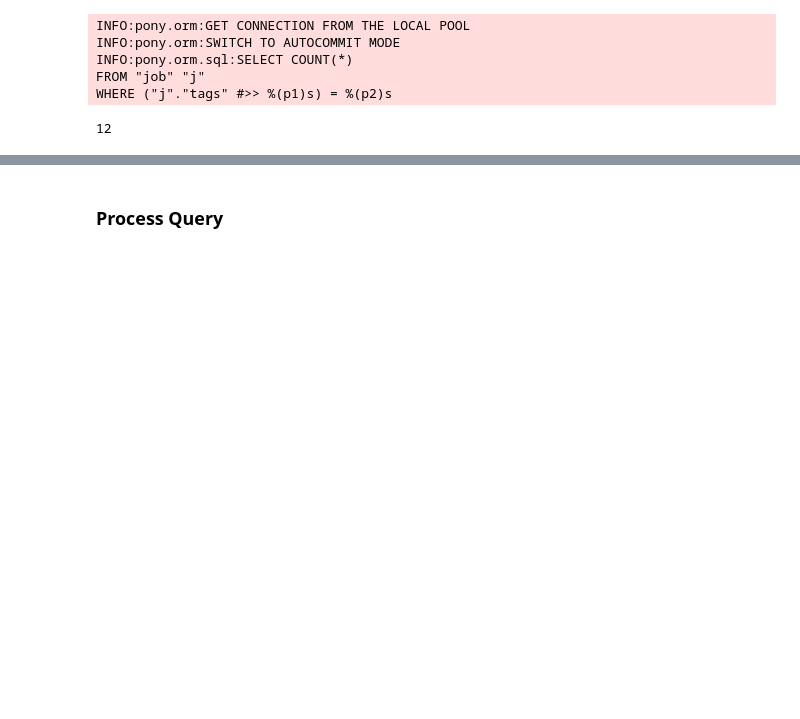
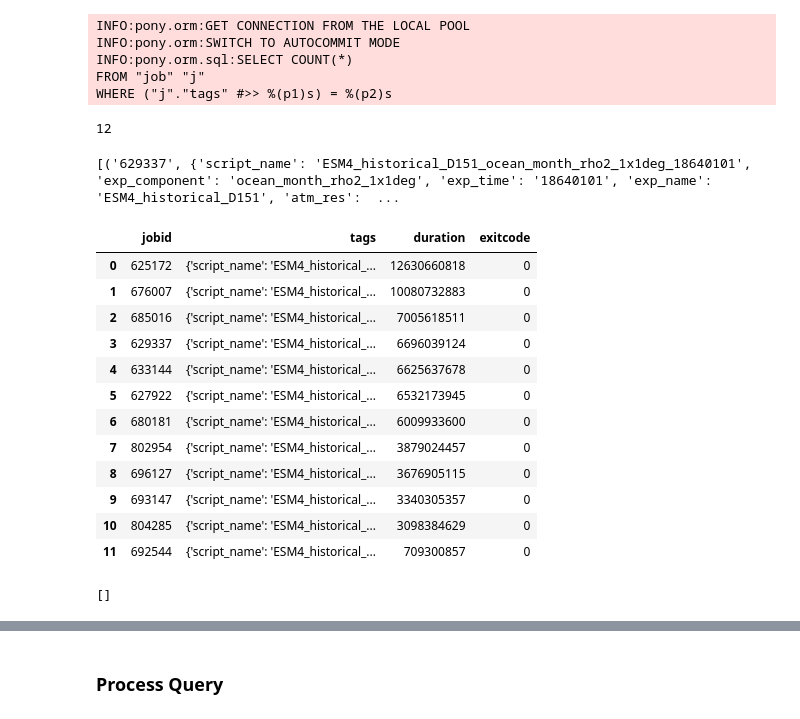
Before and after one commit to ilaflott/epmt, a Jupyter notebook: Query-API.ipynb, the cells around one changed output, grey strips where cells are left out. Saved outputs shown, nothing was run; the diff lists cells and outputs as text; code cells hidden in the pictures; blank space fills up the shorter version.

Commit message:
more work on the Query-API workbook

```diff
--- a/Query-API.ipynb
+++ b/Query-API.ipynb
@@ -135,3 +148,30 @@ WHERE ("j"."tags" #>> %(p1)s) = %(p2)s
 # now let's remove the logging and sql debug to avoid cluttering the output
 eq.set_sql_debug(False)
 eq.set_logging(0)
+# %%
+# now let's see the job tags for each of the jobs in the ORM `Query` object
+eq.select((j.jobid, j.tags) for j in jobs_orm)[:]
+# %% [output]
+[('629337', {'script_name': 'ESM4_historical_D151_ocean_month_rho2_1x1deg_18640101', 'exp_component': 'ocean_month_rho2_1x1deg', 'exp_time': '18640101', 'exp_name': 'ESM4_historical_D151', 'atm_res':  ...
+# %%
+# some other useful queries might be for instance to order the jobs
+# by duration
+eq.get_jobs(jobs_orm, order='desc(j.duration)',fmt="pandas")[['jobid', 'tags', 'duration', 'exitcode']]
+# %% [output]
+|  | jobid | tags | duration | exitcode |
+| 0 | 625172 | {'script_name': 'ESM4_historical_... | 12630660818 | 0 |
+| 1 | 676007 | {'script_name': 'ESM4_historical_... | 10080732883 | 0 |
+| 2 | 685016 | {'script_name': 'ESM4_historical_... | 7005618511 | 0 |
+| 3 | 629337 | {'script_name': 'ESM4_historical_... | 6696039124 | 0 |
+| 4 | 633144 | {'script_name': 'ESM4_historical_... | 6625637678 | 0 |
+| 5 | 627922 | {'script_name': 'ESM4_historical_... | 6532173945 | 0 |
+| 6 | 680181 | {'script_name': 'ESM4_historical_... | 6009933600 | 0 |
+| 7 | 802954 | {'script_name': 'ESM4_historical_... | 3879024457 | 0 |
+| 8 | 696127 | {'script_name': 'ESM4_historical_... | 3676905115 | 0 |
+| 9 | 693147 | {'script_name': 'ESM4_historical_... | 3340305357 | 0 |
+| 10 | 804285 | {'script_name': 'ESM4_historical_... | 3098384629 | 0 |
+| 11 | 692544 | {'script_name': 'ESM4_historical_... | 709300857 | 0 |
+# %%
+eq.get_jobs(jobs_orm, fltr='j.exitcode != 0', fmt='terse')
+# %% [output]
+[]
```
Also changed, not shown: parts of 56 cells of this notebook.
